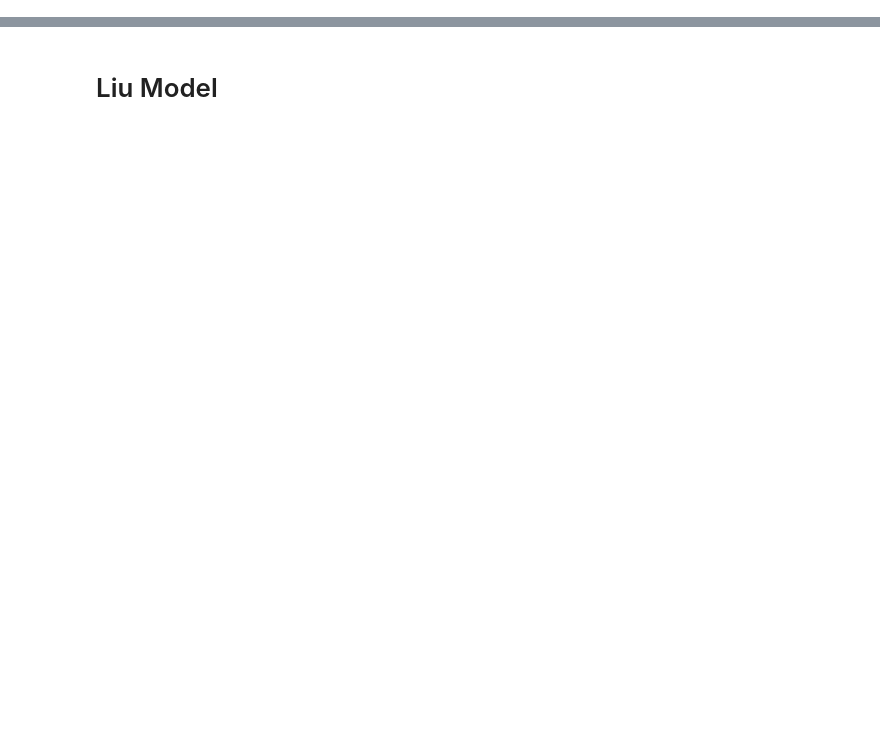
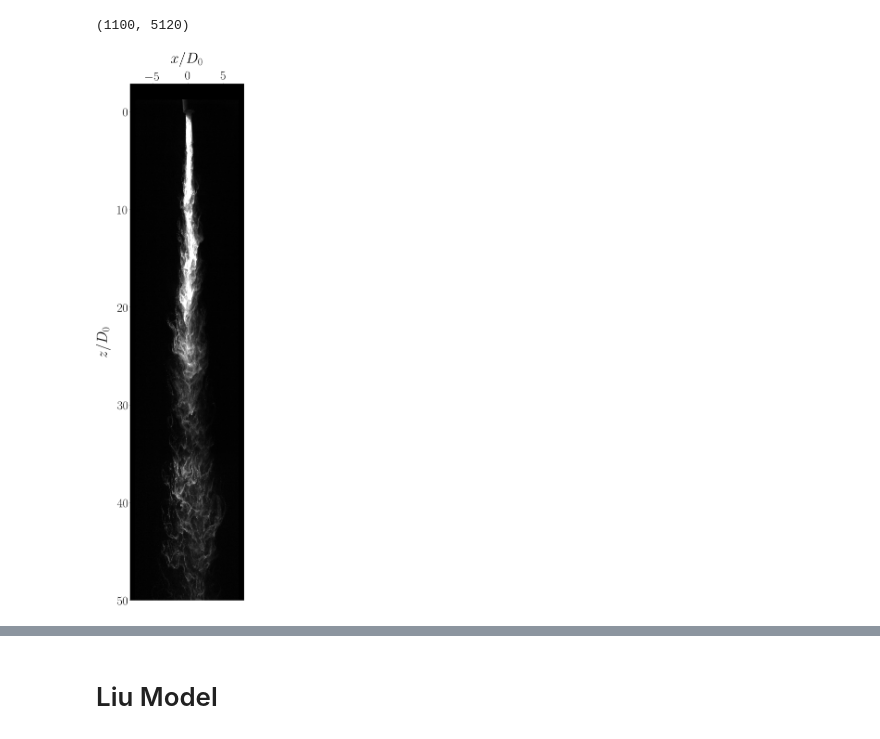
Before and after one commit to ajpetersen25/PLPlumes, a Jupyter notebook: Code/whole_plume_profiles.ipynb, the cells around one changed output, grey strips where cells are left out. Drawn from its saved outputs; the diff is of its cells as text; code cells hidden in the pictures; blank space fills up the shorter version.

```diff
--- a/Code/whole_plume_profiles.ipynb
+++ b/Code/whole_plume_profiles.ipynb
@@ -41,3 +39,24 @@ dx = 24
 outlet_z_pix = 197
 # %%
 img = imgio.imgio(img_file)
+# %%
+image.shape
+# %% [output]
+(1100, 5120)
+# %%
+i1 = cv2.convertScaleAbs(img.read_frame2d(8005), alpha=(255.0/4096.0))
+shape = np.array((1,i1.shape[1]/i1.shape[0]))*10
+f,ax = plt.subplots(figsize=shape)
+y = (np.arange(img.ix, 0,-1)-197)/cal/D_0
+x = (np.arange(0,img.iy)-560)/cal/D_0
+X,Y = np.meshgrid(x,y)
+ax.pcolormesh(X,Y,np.rot90(i1),cmap=cm.gray,vmax=150);
+ax.set_ylim(50,y[-1]);
+ax.tick_params(axis='both', which='major', labelsize=60)
+ax.set_ylabel('$z/D_0$',labelpad=25,fontsize=72)
+ax.set_xlabel('$x/D_0$',labelpad=25,fontsize=72);
+ax.xaxis.set_label_position('top')
+ax.xaxis.tick_top();
+f.savefig('/home/alec/Desktop/i2.png',format='png',bbox_inches='tight',transparent=True,dpi=300)
+# %% [output]
+[figure, added]
```
Also changed, not shown: parts of 81 cells of this notebook, 2 other files.
